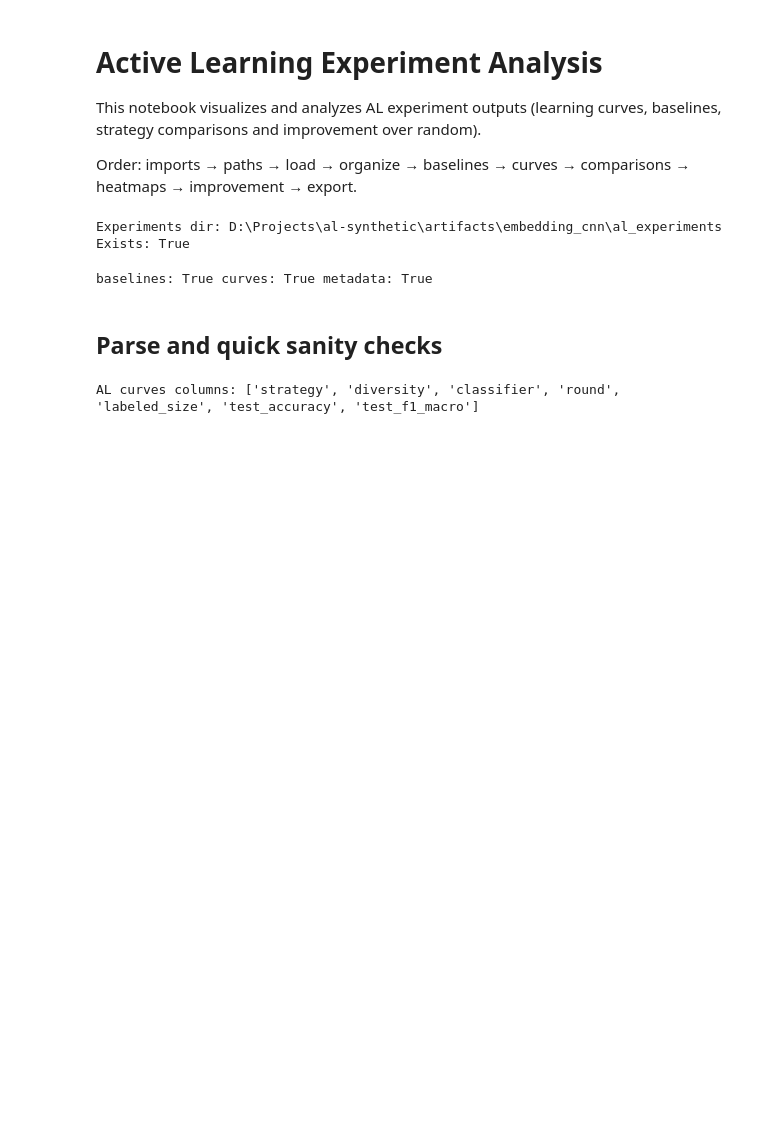
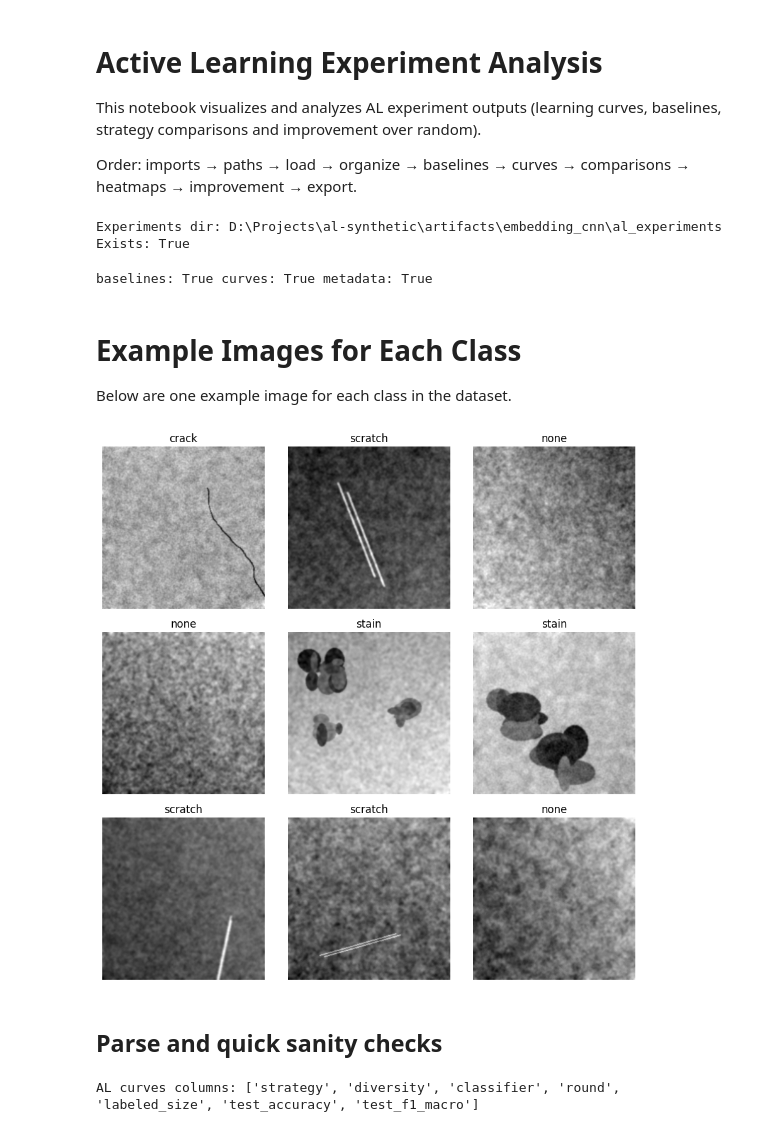
Before and after one commit to klemenkenda/al-synthetic, a Jupyter notebook: notebooks/al_analysis.ipynb, the cells around one changed output. Saved outputs shown, nothing was run; the diff lists cells and outputs as text; code cells hidden in the pictures; blank space fills up the shorter version.

```diff
--- a/notebooks/al_analysis.ipynb
+++ b/notebooks/al_analysis.ipynb
@@ -36,6 +36,32 @@ metadata = json.loads(metadata_path.read_text()) if metadata_path.exists() else
 print('baselines:', baselines_path.exists(), 'curves:', curves_path.exists(), 'metadata:', metadata_path.exists())
 # %% [output]
 baselines: True curves: True metadata: True
+# %% [markdown]
+# Example Images for Each Class
+Below are one example image for each class in the dataset.
+# %%
+import pandas as pd
+from pathlib import Path
+from PIL import Image
+import matplotlib.pyplot as plt
+
+# Load metadata
+meta = pd.read_csv('../data/synth_surface_defects/metadata.csv')
+
+# Take 9 random images from the dataset
+examples = meta.sample(n=9, random_state=42).reset_index()
+
+fig, axes = plt.subplots(3, 3, figsize=(9, 9))
+for ax, (_, row) in zip(axes.flatten(), examples.iterrows()):
+    img_path = Path('../data/synth_surface_defects') / row['filepath']
+    img = Image.open(img_path)
+    ax.imshow(img, cmap='gray')
+    ax.set_title(row['label'])
+    ax.axis('off')
+plt.tight_layout()
+plt.show()
+# %% [output]
+[figure, added]
 # %% [markdown]
 ## Parse and quick sanity checks
 # %%
```
Also changed, not shown: 3 other files.
